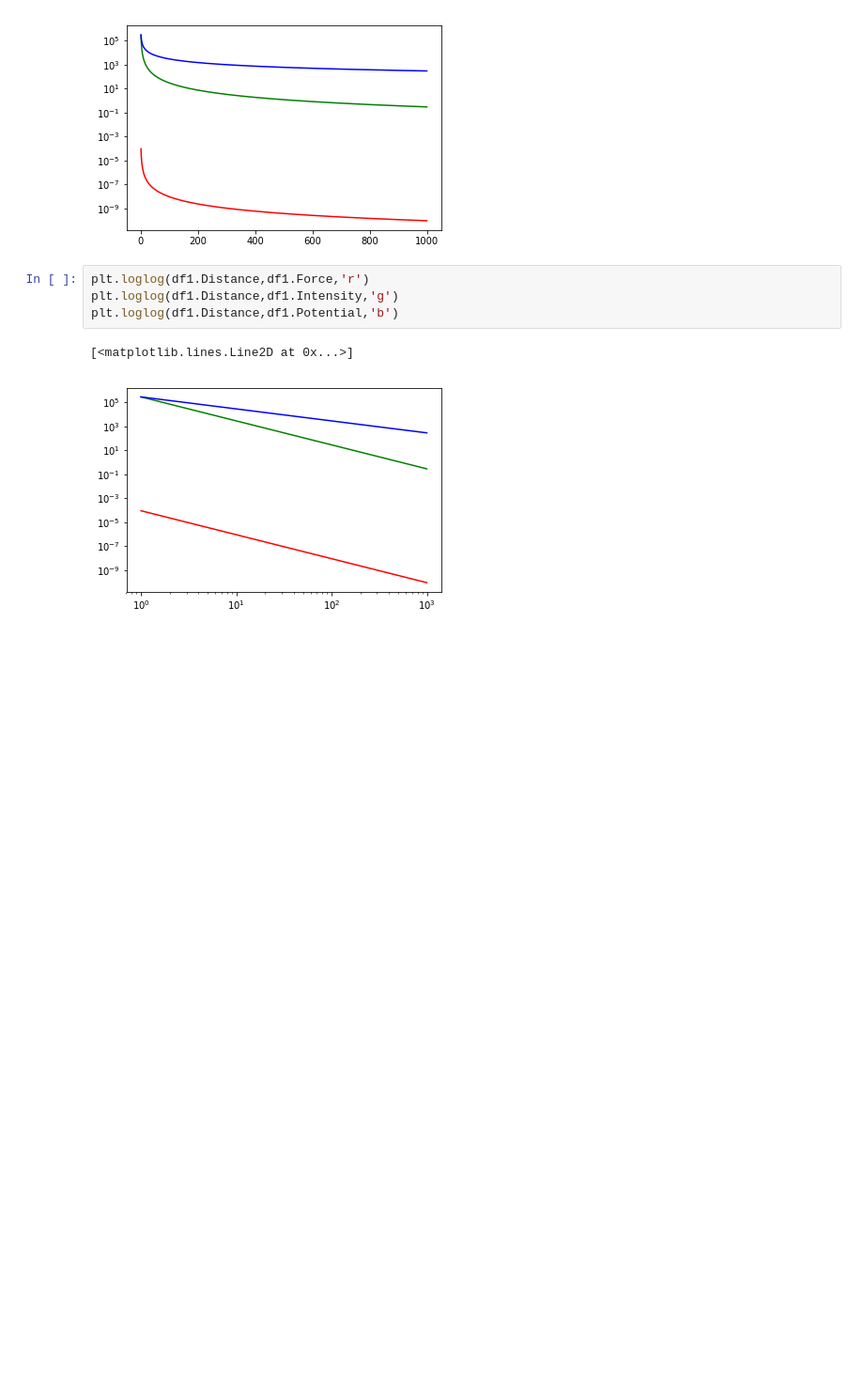
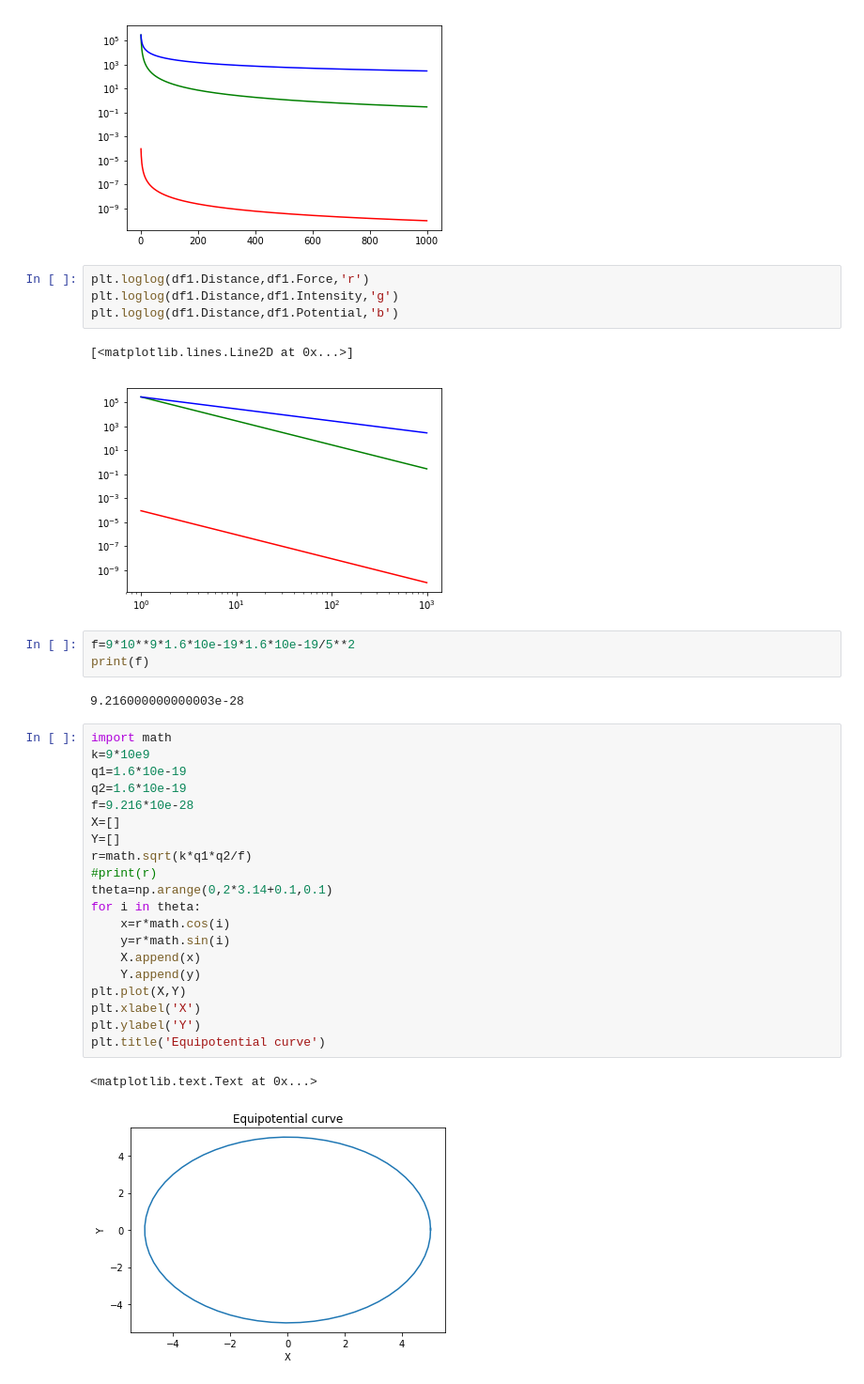
Before and after one commit to Abhinav-Rijal/Electrostatics, a Jupyter notebook: Coulomb's law.ipynb, the cells around one changed output. Shown at 94% size. Drawn from its saved outputs; the diff is of its cells as text; blank space fills up the shorter version.

```diff
--- a/Coulomb's law.ipynb
+++ b/Coulomb's law.ipynb
@@ -266,3 +266,31 @@ plt.loglog(df1.Distance,df1.Potential,'b')
 # %% [output]
 [<matplotlib.lines.Line2D at 0x...>]
 [figure]
+# %%
+f=9*10**9*1.6*10e-19*1.6*10e-19/5**2
+print(f)
+# %% [output]
+9.216000000000003e-28
+# %%
+import math
+k=9*10e9
+q1=1.6*10e-19
+q2=1.6*10e-19
+f=9.216*10e-28
+X=[]
+Y=[]
+r=math.sqrt(k*q1*q2/f)
+#print(r)
+theta=np.arange(0,2*3.14+0.1,0.1)
+for i in theta:
+    x=r*math.cos(i)
+    y=r*math.sin(i)
+    X.append(x)
+    Y.append(y)
+plt.plot(X,Y)
+plt.xlabel('X')
+plt.ylabel('Y')
+plt.title('Equipotential curve')
+# %% [output]
+<matplotlib.text.Text at 0x...>
+[figure, added]
```
